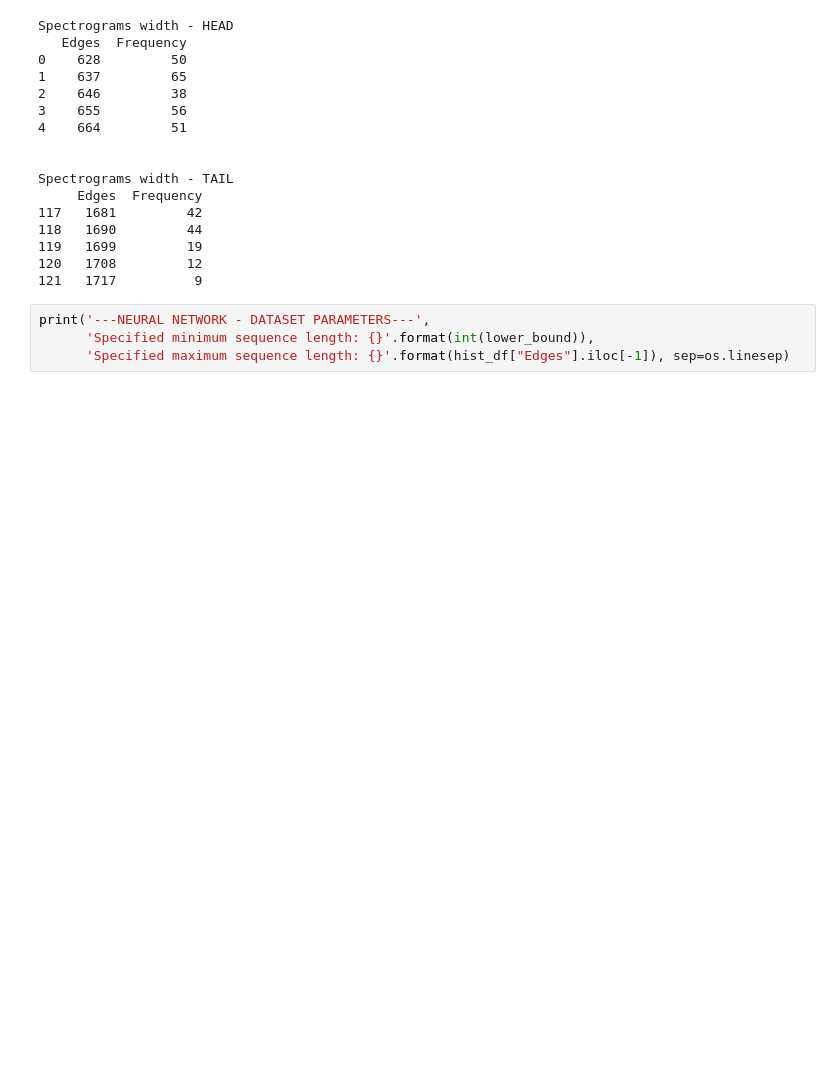
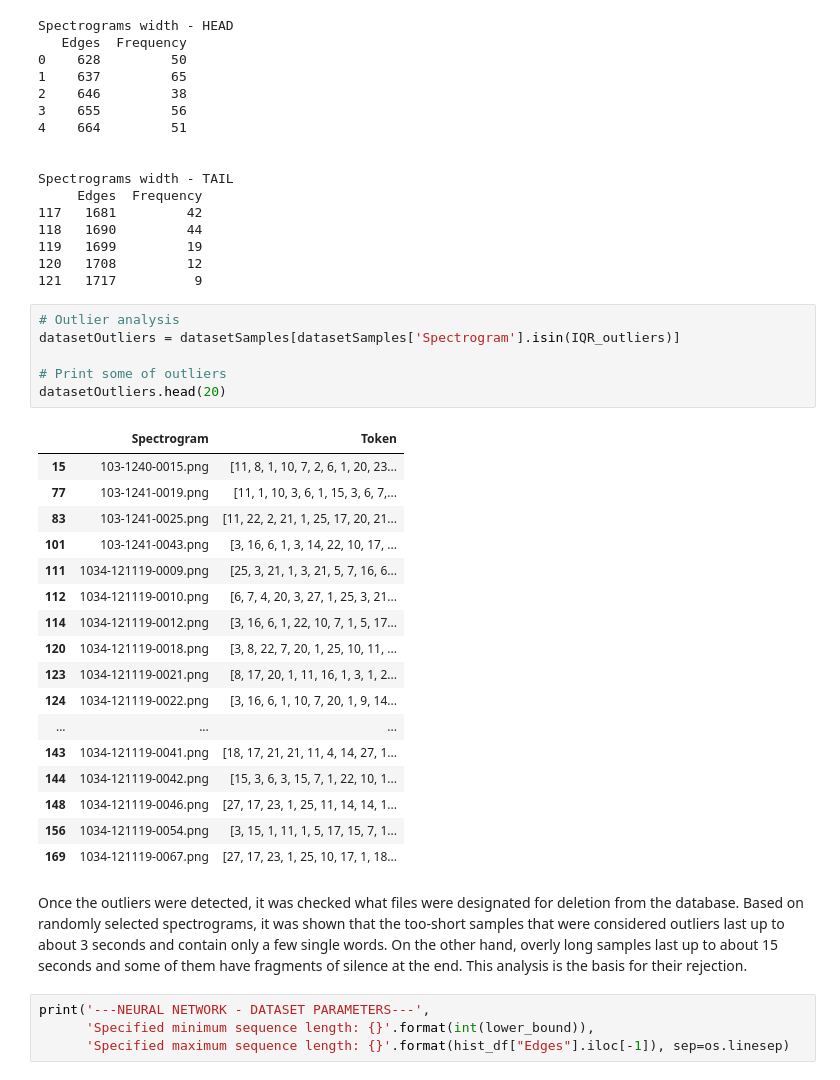
Before and after one commit to rynczakd/automatic-speech-recognition-project, a Jupyter notebook: notebooks/dataAnalysis.ipynb, the cells around one changed output. Drawn from its saved outputs; the diff is of its cells as text; blank space fills up the shorter version.

```diff
--- a/notebooks/dataAnalysis.ipynb
+++ b/notebooks/dataAnalysis.ipynb
@@ -238,6 +258,32 @@ Spectrograms width - TAIL
 119   1699         19
 120   1708         12
 121   1717          9
+# %%
+# Outlier analysis
+datasetOutliers = datasetSamples[datasetSamples['Spectrogram'].isin(IQR_outliers)]
+
+# Print some of outliers
+datasetOutliers.head(20)
+# %% [output]
+|  | Spectrogram | Token |
+| 15 | 103-1240-0015.png | [11, 8, 1, 10, 7, 2, 6, 1, 20, 23... |
+| 77 | 103-1241-0019.png | [11, 1, 10, 3, 6, 1, 15, 3, 6, 7,... |
+| 83 | 103-1241-0025.png | [11, 22, 2, 21, 1, 25, 17, 20, 21... |
+| 101 | 103-1241-0043.png | [3, 16, 6, 1, 3, 14, 22, 10, 17, ... |
+| 111 | 1034-121119-0009.png | [25, 3, 21, 1, 3, 21, 5, 7, 16, 6... |
+| 112 | 1034-121119-0010.png | [6, 7, 4, 20, 3, 27, 1, 25, 3, 21... |
+| 114 | 1034-121119-0012.png | [3, 16, 6, 1, 22, 10, 7, 1, 5, 17... |
+| 120 | 1034-121119-0018.png | [3, 8, 22, 7, 20, 1, 25, 10, 11, ... |
+| 123 | 1034-121119-0021.png | [8, 17, 20, 1, 11, 16, 1, 3, 1, 2... |
+| 124 | 1034-121119-0022.png | [3, 16, 6, 1, 10, 7, 20, 1, 9, 14... |
+| ... | ... | ... |
+| 143 | 1034-121119-0041.png | [18, 17, 21, 21, 11, 4, 14, 27, 1... |
+| 144 | 1034-121119-0042.png | [15, 3, 6, 3, 15, 7, 1, 22, 10, 1... |
+| 148 | 1034-121119-0046.png | [27, 17, 23, 1, 25, 11, 14, 14, 1... |
+| 156 | 1034-121119-0054.png | [3, 15, 1, 11, 1, 5, 17, 15, 7, 1... |
+| 169 | 1034-121119-0067.png | [27, 17, 23, 1, 25, 10, 17, 1, 18... |
+# %% [markdown]
+Once the outliers were detected, it was checked what files were designated for deletion from the database. Based on randomly selected spectrograms, it was shown that the too-short samples that were considered outliers last up to about 3 seconds and contain only a few single words. On the other hand, overly long samples last up to about 15 seconds and some of them have fragments of silence at the end. This analysis is the basis for their rejection.
 # %%
 print('---NEURAL NETWORK - DATASET PARAMETERS---',
       'Specified minimum sequence length: {}'.format(int(lower_bound)),
```
Also changed, not shown: parts of 9 cells of this notebook.
